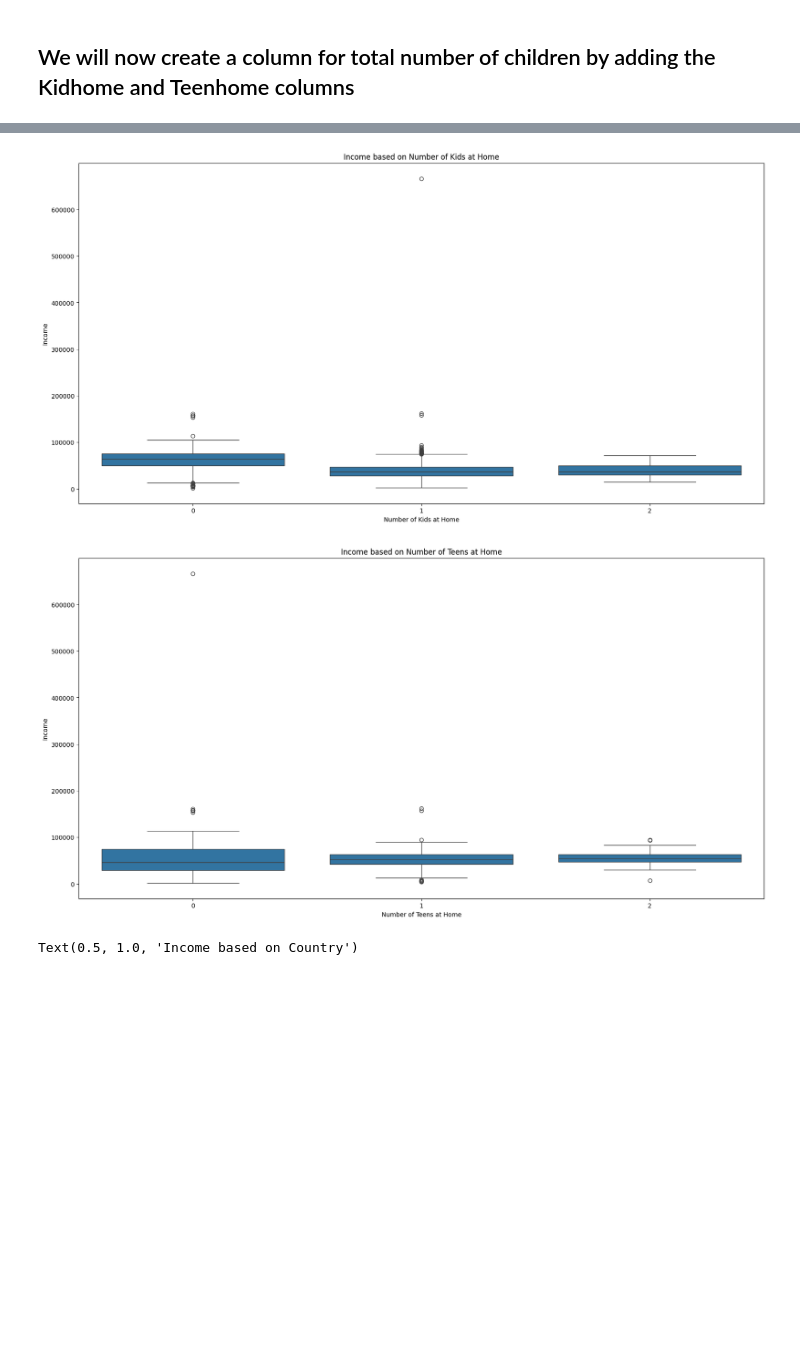
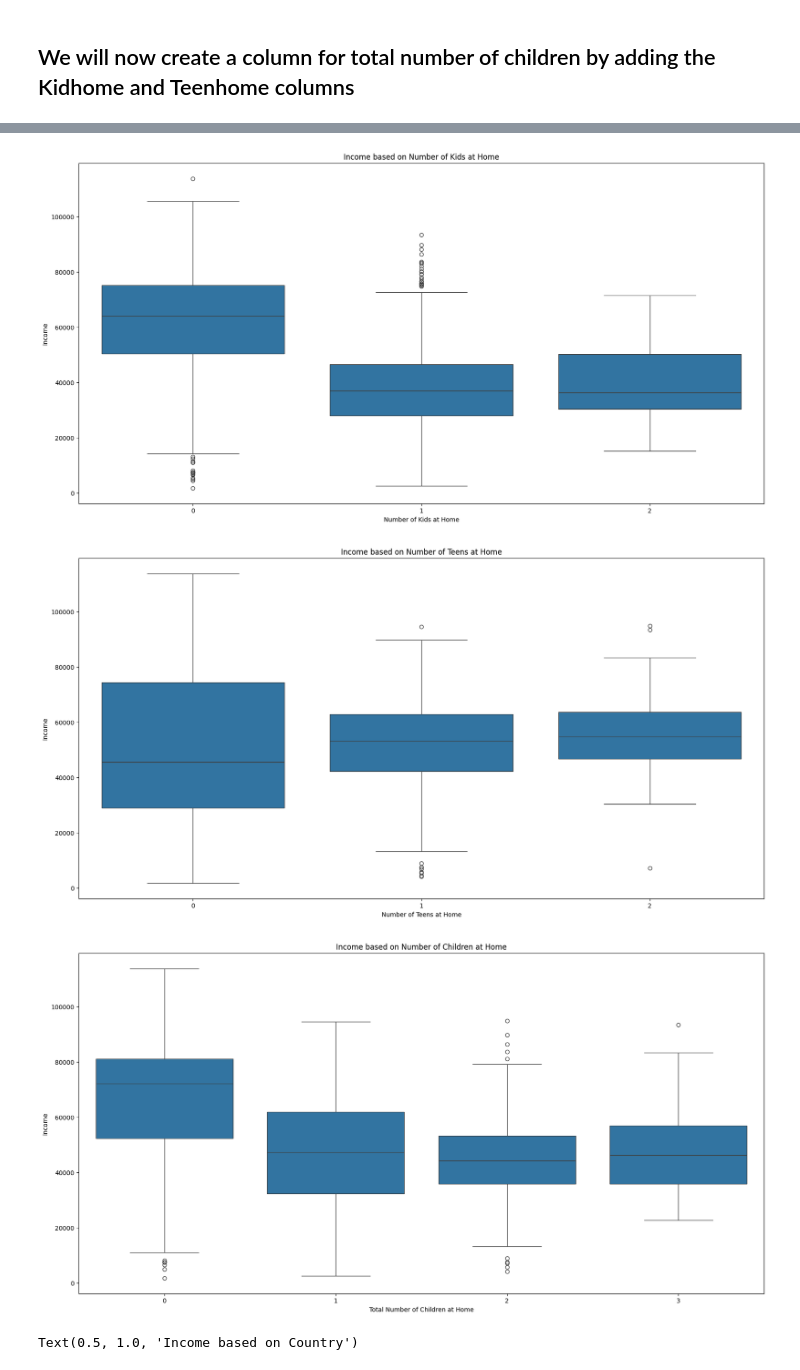
Before and after one commit to OsorioEL/Marketing_Campaign, a Jupyter notebook: Marketing_Campaing.ipynb, the cells around one changed output, grey strips where cells are left out. Cells and saved outputs as stored; diff of their text form; code cells hidden in the pictures; blank space fills up the shorter version.

```diff
--- a/Marketing_Campaing.ipynb
+++ b/Marketing_Campaing.ipynb
@@ -729,22 +781,37 @@ Text(0.5, 1.0, 'Income based on Marital Status')
 # %%
 # income boxplot based on number of kids at home
 plt.figure(figsize=(20,10))
-sns.boxplot(x='Kidhome', y=' Income ', data=mdata)
+sns.boxplot(x='Kidhome', y=' Income ', data=mdata_no_income_outliers_no_purchase_outliers)
 plt.xlabel('Number of Kids at Home')
 plt.ylabel('Income')
 plt.title('Income based on Number of Kids at Home')
 # print mean for each number of kids at home
-print(mdata.groupby('Kidhome')[' Income '].describe())
+print(mdata_no_income_outliers_no_purchase_outliers.groupby('Kidhome')[' Income '].describe())
 print()
 # income boxplot based on number of teens at home
 plt.figure(figsize=(20,10))
-sns.boxplot(x='Teenhome', y=' Income ', data=mdata)
+sns.boxplot(x='Teenhome', y=' Income ', data=mdata_no_income_outliers_no_purchase_outliers)
 plt.xlabel('Number of Teens at Home')
 plt.ylabel('Income')
 plt.title('Income based on Number of Teens at Home')
+# income boxplot based on total number of children at home
+plt.figure(figsize=(20,10))
+sns.boxplot(x='Total_Number_of_Children', y=' Income ', data=mdata_no_income_outliers_no_purchase_outliers)
+plt.xlabel('Total Number of Children at Home')
+plt.ylabel('Income')
+plt.title('Income based on Number of Children at Home')
 # print mean for each number of teens at home
-print(mdata.groupby('Teenhome')[' Income '].describe())
+print(mdata_no_income_outliers_no_purchase_outliers.groupby('Total_Number_of_Children')[' Income '].describe())
 print()
+# Print the median income for each number of kids at home
+print('Median for each number of kids at home: ',mdata_no_income_outliers_no_purchase_outliers.groupby('Kidhome')[' Income '].median())
+# Print the median income for each number of teens at home
+print()
+print('Median for each number of teens at home: ',mdata_no_income_outliers_no_purchase_outliers.groupby('Teenhome')[' Income '].median())
+print()
+# Print the median income for each total number of children at home
+print('Median for each Total number of children at home: ', mdata_no_income_outliers_no_purchase_outliers.groupby('Total_Number_of_Children')[' Income '].median())
+print()
 # %% [output]
           count          mean           std      min           25%      50%  \
 Kidhome
@@ -766,5 +833,6 @@ Teenhome
-[figure, old version]
+[figure, new version]
-[figure, old version]
+[figure, new version]
+[figure, added]
 # %%
 # income boxplot based on country
 plt.figure(figsize=(20,10))
```
Also changed, not shown: parts of 12 cells of this notebook.
